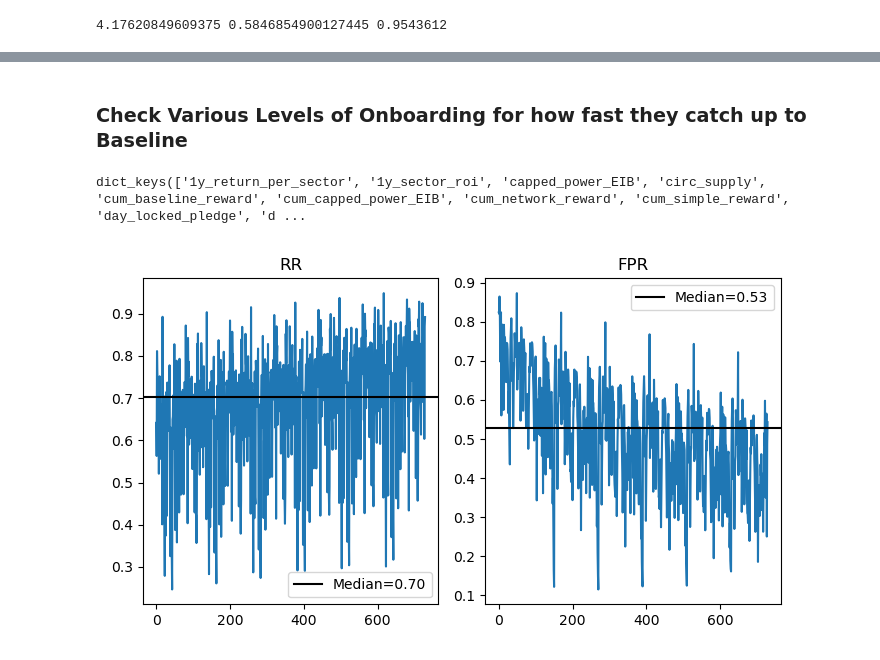
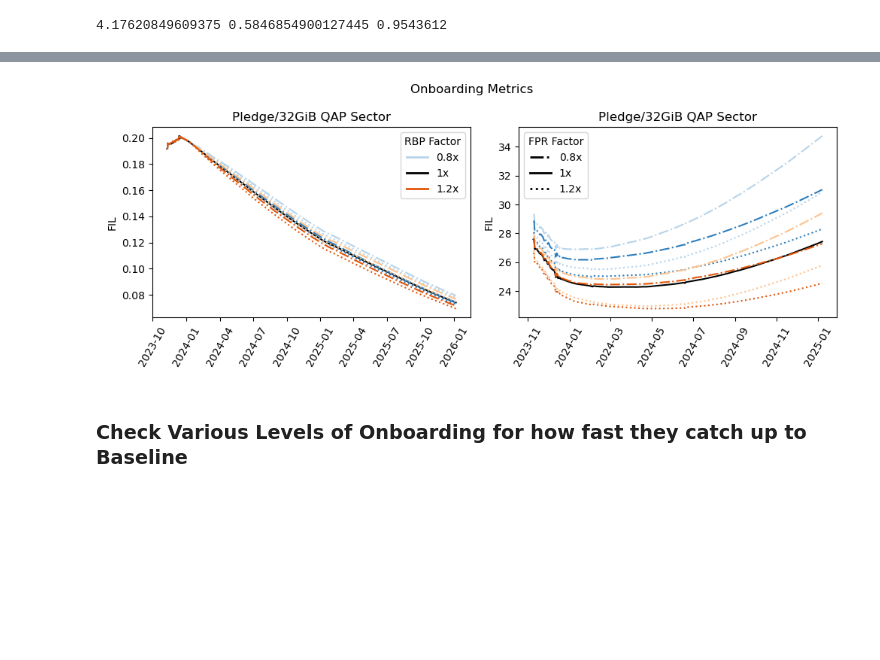
Before and after one commit to CELtd/cel, a Jupyter notebook: notebooks/baseline_crossing/01_2024_filecoin_forecasts.ipynb, the cells around one changed output, grey strips where cells are left out. Drawn from its saved outputs; the diff is of its cells as text; code cells hidden in the pictures; blank space fills up the shorter version.

```diff
--- a/notebooks/baseline_crossing/01_2024_filecoin_forecasts.ipynb
+++ b/notebooks/baseline_crossing/01_2024_filecoin_forecasts.ipynb
@@ -540,3 +636,7 @@ plot_power_scenarios()
+# %%
+plot_onboarding_scenarios()
+# %% [output]
+[figure, added]
 # %% [markdown]
 ### Check Various Levels of Onboarding for how fast they catch up to Baseline
 # %%
@@ -567,24 +674,0 @@ for rbp in rbp_values:
-# %%
-qap_catchup_results[0].keys()
-# %% [output]
-dict_keys(['1y_return_per_sector', '1y_sector_roi', 'capped_power_EIB', 'circ_supply', 'cum_baseline_reward', 'cum_capped_power_EIB', 'cum_network_reward', 'cum_simple_reward', 'day_locked_pledge', 'd ...
-# %%
-fig, ax = plt.subplots(nrows=1, ncols=2, figsize=(7,4))
-
-axx = ax[0]
-axx.plot(rr_vec)
-mv = np.median(rr_vec)
-axx.axhline(mv, color='k', label='Median=%0.02f' % mv)
-axx.legend()
-axx.set_title('RR')
-
-axx = ax[1]
-axx.plot(fpr_vec)
-mv = np.median(fpr_vec)
-axx.axhline(mv, color='k', label='Median=%0.02f' % mv)
-axx.legend()
-axx.set_title('FPR')
-
-plt.tight_layout()
-# %% [output]
-[figure, removed]
```
Also changed, not shown: parts of 17 cells of this notebook.
